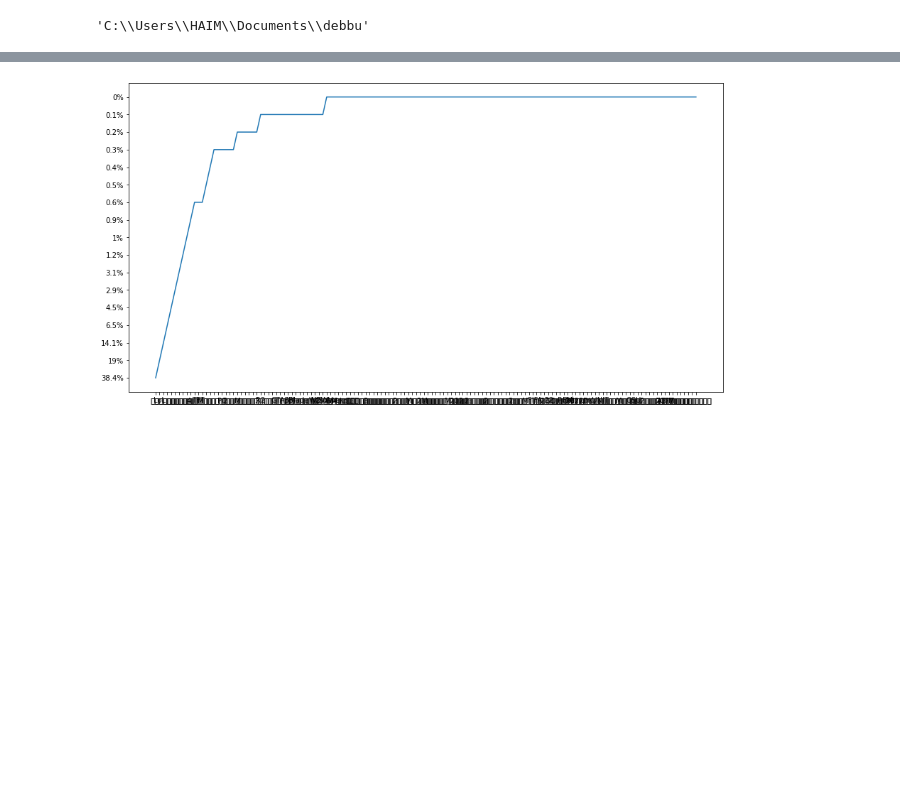
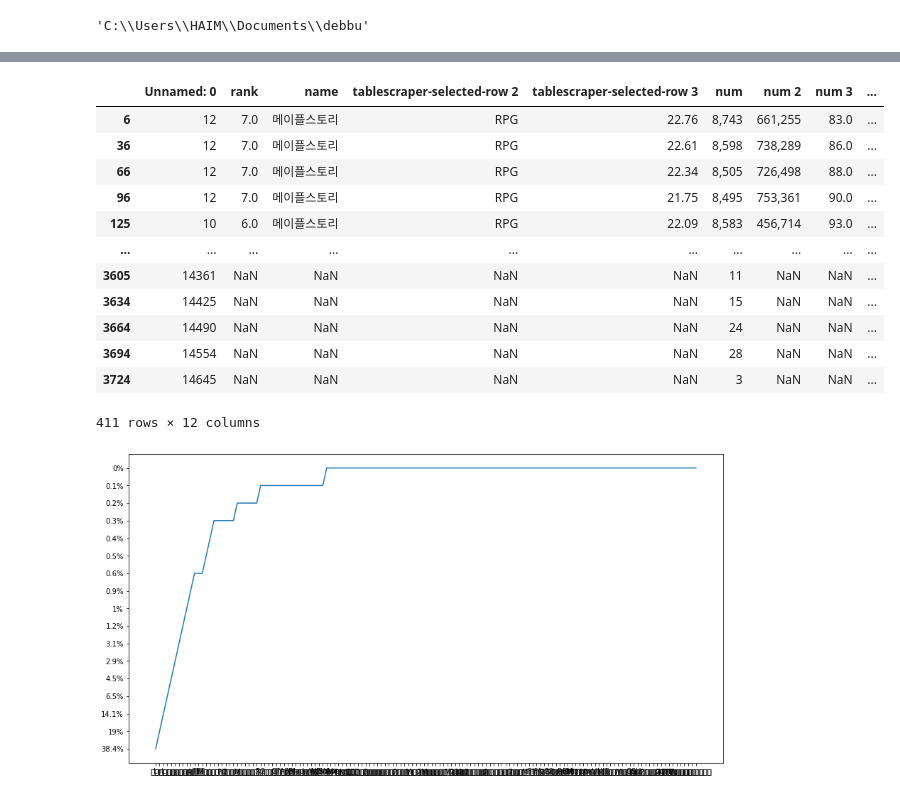
Before and after one commit to ssac-debbu/gameData, a Jupyter notebook: game broad ranking week data.ipynb, the cells around one changed output, grey strips where cells are left out. Cells and saved outputs as stored; diff of their text form; code cells hidden in the pictures; blank space fills up the shorter version.

```diff
--- a/game broad ranking week data.ipynb
+++ b/game broad ranking week data.ipynb
@@ -124,0 +126,2 @@ df1
+# %%
+af = pd.read_csv('C:/Users/HAIM/Documents/debbu/afreecatv.csv')
@@ -135,3 +221,19 @@ import matplotlib.pyplot as plt
+# %%
+pd.concat([jf1,af1])
+# %% [output]
+|  | Unnamed: 0 | rank | name | tablescraper-selected-row 2 | tablescraper-selected-row 3 | num | num 2 | num 3 | ... |
+| 6 | 12 | 7.0 | 메이플스토리 | RPG | 22.76 | 8,743 | 661,255 | 83.0 | ... |
+| 36 | 12 | 7.0 | 메이플스토리 | RPG | 22.61 | 8,598 | 738,289 | 86.0 | ... |
+| 66 | 12 | 7.0 | 메이플스토리 | RPG | 22.34 | 8,505 | 726,498 | 88.0 | ... |
+| 96 | 12 | 7.0 | 메이플스토리 | RPG | 21.75 | 8,495 | 753,361 | 90.0 | ... |
+| 125 | 10 | 6.0 | 메이플스토리 | RPG | 22.09 | 8,583 | 456,714 | 93.0 | ... |
+| ... | ... | ... | ... | ... | ... | ... | ... | ... | ... |
+| 3605 | 14361 | NaN | NaN | NaN | NaN | 11 | NaN | NaN | ... |
+| 3634 | 14425 | NaN | NaN | NaN | NaN | 15 | NaN | NaN | ... |
+| 3664 | 14490 | NaN | NaN | NaN | NaN | 24 | NaN | NaN | ... |
+| 3694 | 14554 | NaN | NaN | NaN | NaN | 28 | NaN | NaN | ... |
+| 3724 | 14645 | NaN | NaN | NaN | NaN | 3 | NaN | NaN | ... |
+411 rows × 12 columns
 # %%
 x=df1['title']
 y=ddf1['play_share']
```
Also changed, not shown: parts of 17 cells of this notebook.
